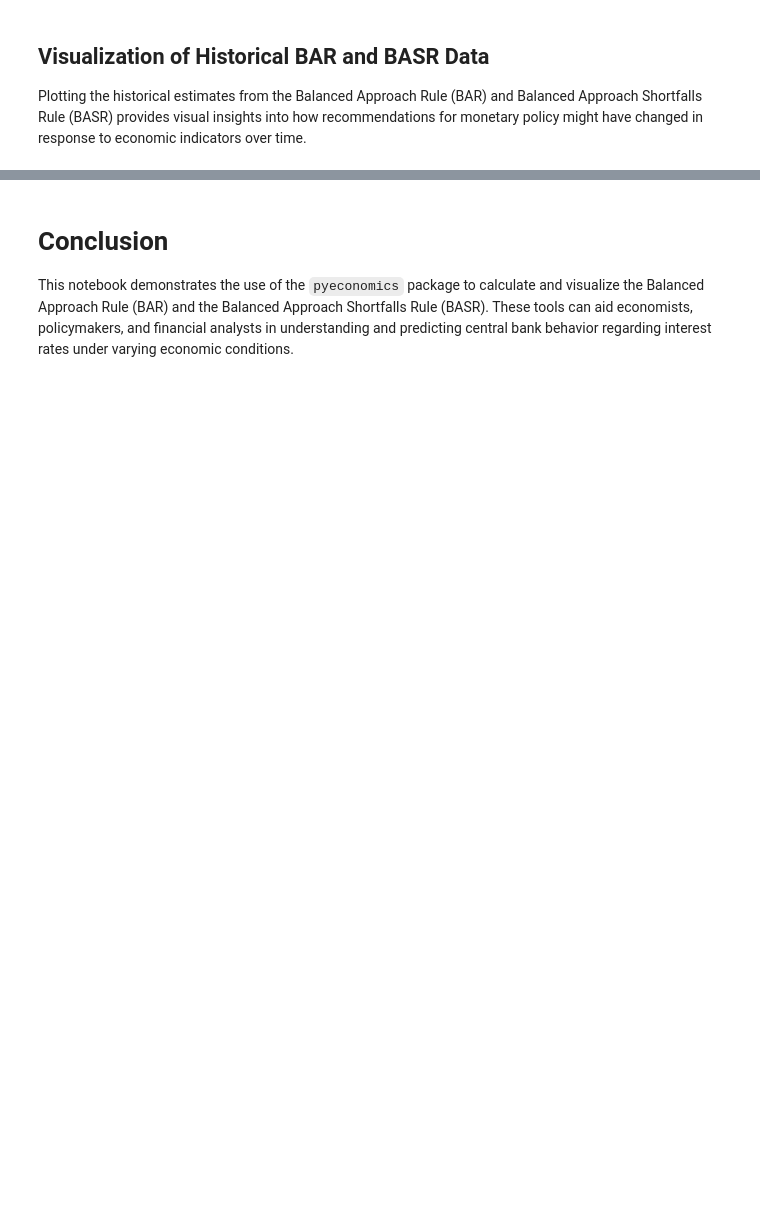
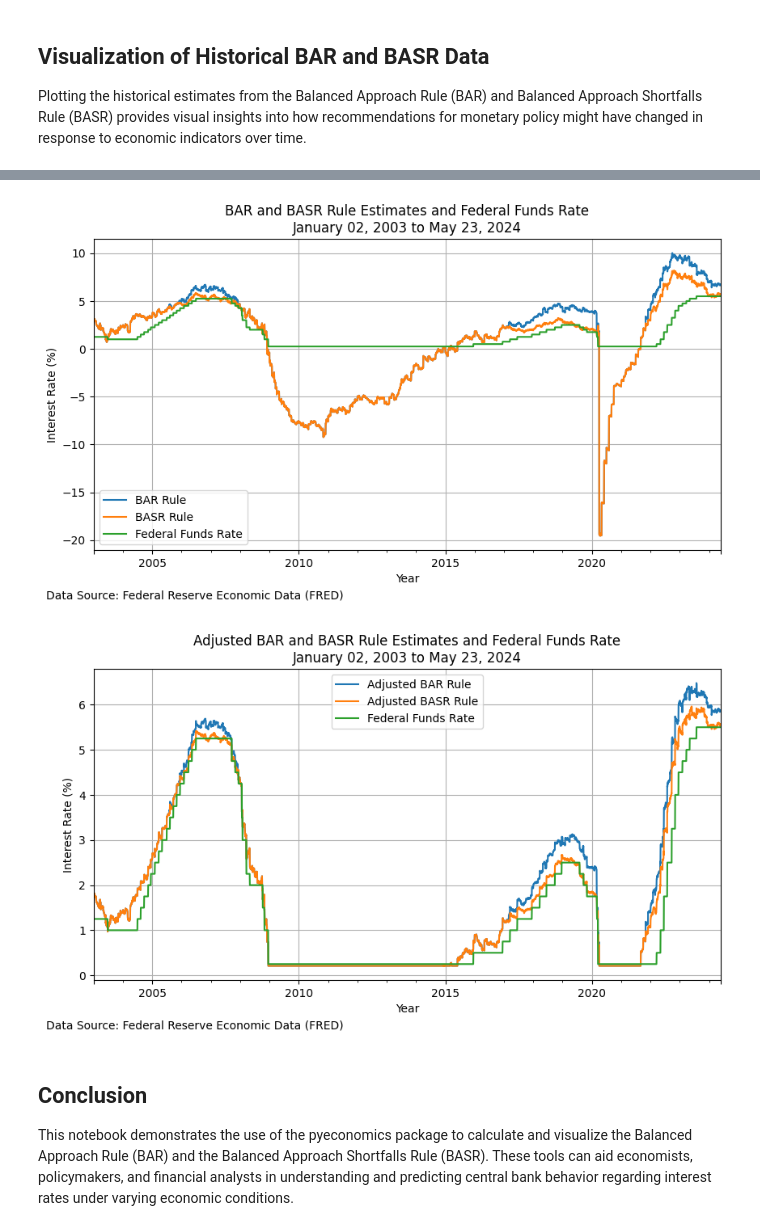
Before and after one commit to nathanramoscfa/pyeconomics, a Jupyter notebook: examples/monetary_policy_rules/balanced_approach_rule.ipynb, the cells around one changed output, grey strips where cells are left out. Cells and saved outputs as stored; diff of their text form; code cells hidden in the pictures; blank space fills up the shorter version.

```diff
--- a/examples/monetary_policy_rules/balanced_approach_rule.ipynb
+++ b/examples/monetary_policy_rules/balanced_approach_rule.ipynb
@@ -290,0 +163,4 @@ Note:
+# %%
+# Current Balanced Approach (Shortfalls) Rule calculation
+params.use_shortfalls_rule = True
+current_basr_rate_preset = pyecon.balanced_approach_rule(indicators, params)
@@ -310,12 +203,5 @@ bar_historical_rates_fred = historical_balanced_approach_rule(
 # %%
 # Historical BASR calculation using FRED data
-basr_historical_rates_fred = historical_balanced_approach_rule(
-    inflation_series_id,
-    unemployment_rate_series_id,
-    natural_unemployment_series_id,
-    real_interest_rate_series_id,
-    inflation_target=inflation_target,
-    alpha=alpha,
-    beta=beta,
-    use_shortfalls_rule=True
-)
+params.use_shortfalls_rule = True
+historical_basr_rates = pyecon.historical_balanced_approach_rule(indicators, params)
+historical_basr_rates.head()
@@ -352,5 +217 @@ adj_basr_historical_rates_fred = historical_balanced_approach_rule(
 Plotting the historical estimates from the Balanced Approach Rule (BAR) and Balanced Approach Shortfalls Rule (BASR) provides visual insights into how recommendations for monetary policy might have changed in response to economic indicators over time.
-# %%
-# Combine BAR and BASR historical rates
-historical_rates = pd.concat([bar_historical_rates_fred, basr_historical_rates_fred], axis=1)
-historical_rates = historical_rates.loc[:, ~historical_rates.columns.duplicated()]
@@ -431,4 +218,30 @@ plt.show()  # Display the plot
+# %%
+# Combine BAR and BASR historical rates
+historical_rates_combined = pd.concat([historical_rates, historical_basr_rates], axis=1)
+historical_rates_combined = historical_rates_combined.loc[:, ~historical_rates_combined.columns.duplicated()]
+
+# Plot BAR and BASR Rule estimates
+pyecon.plot_historical_bar_basr_rule(historical_rates_combined, adjusted=False)
+
+# Adjusted Historical BAR calculation using FRED data
+params.rho = rho
+params.apply_elb = apply_elb
+params.use_shortfalls_rule = False
+adj_historical_bar_rates = pyecon.historical_balanced_approach_rule(indicators, params)
+
+# Adjusted Historical BASR calculation using FRED data
+params.use_shortfalls_rule = True
+adj_historical_basr_rates = pyecon.historical_balanced_approach_rule(indicators, params)
+
+# Combine Adjusted BAR and BASR historical rates
+adj_historical_rates_combined = pd.concat([adj_historical_bar_rates, adj_historical_basr_rates], axis=1)
+adj_historical_rates_combined = adj_historical_rates_combined.loc[:, ~adj_historical_rates_combined.columns.duplicated()]
+
+# Plot Adjusted BAR and BASR Rule estimates
+pyecon.plot_historical_bar_basr_rule(adj_historical_rates_combined, adjusted=True)
+# %% [output]
+[figure, added]
+[figure, added]
 # %% [markdown]
-# Conclusion
-
-This notebook demonstrates the use of the `pyeconomics` package to calculate and visualize the Balanced Approach Rule (BAR) and the Balanced Approach Shortfalls Rule (BASR). These tools can aid economists, policymakers, and financial analysts in understanding and predicting central bank behavior regarding interest rates under varying economic conditions.
+## Conclusion
+This notebook demonstrates the use of the pyeconomics package to calculate and visualize the Balanced Approach Rule (BAR) and the Balanced Approach Shortfalls Rule (BASR). These tools can aid economists, policymakers, and financial analysts in understanding and predicting central bank behavior regarding interest rates under varying economic conditions.
```
Also changed, not shown: parts of 30 cells of this notebook, 19 other files.
